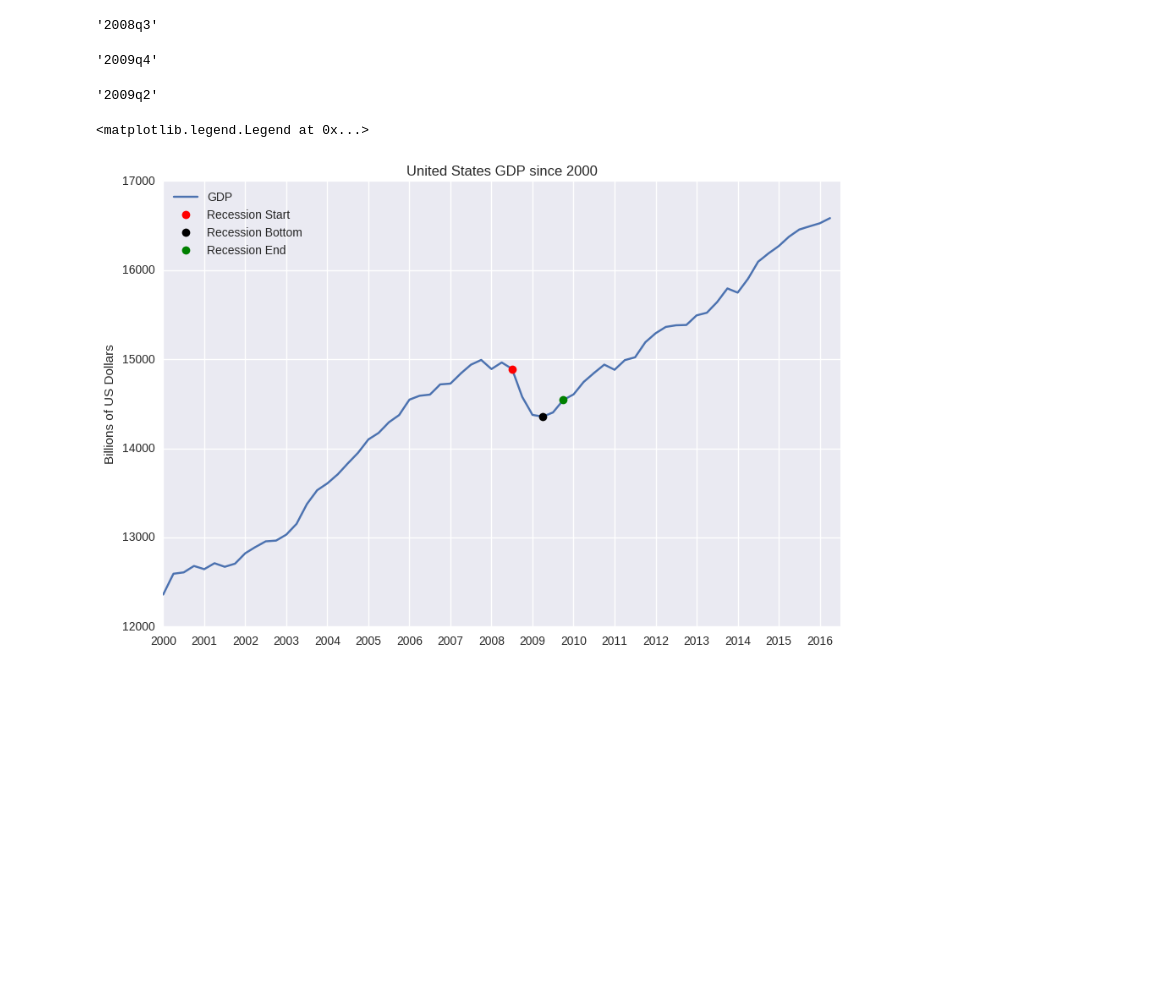
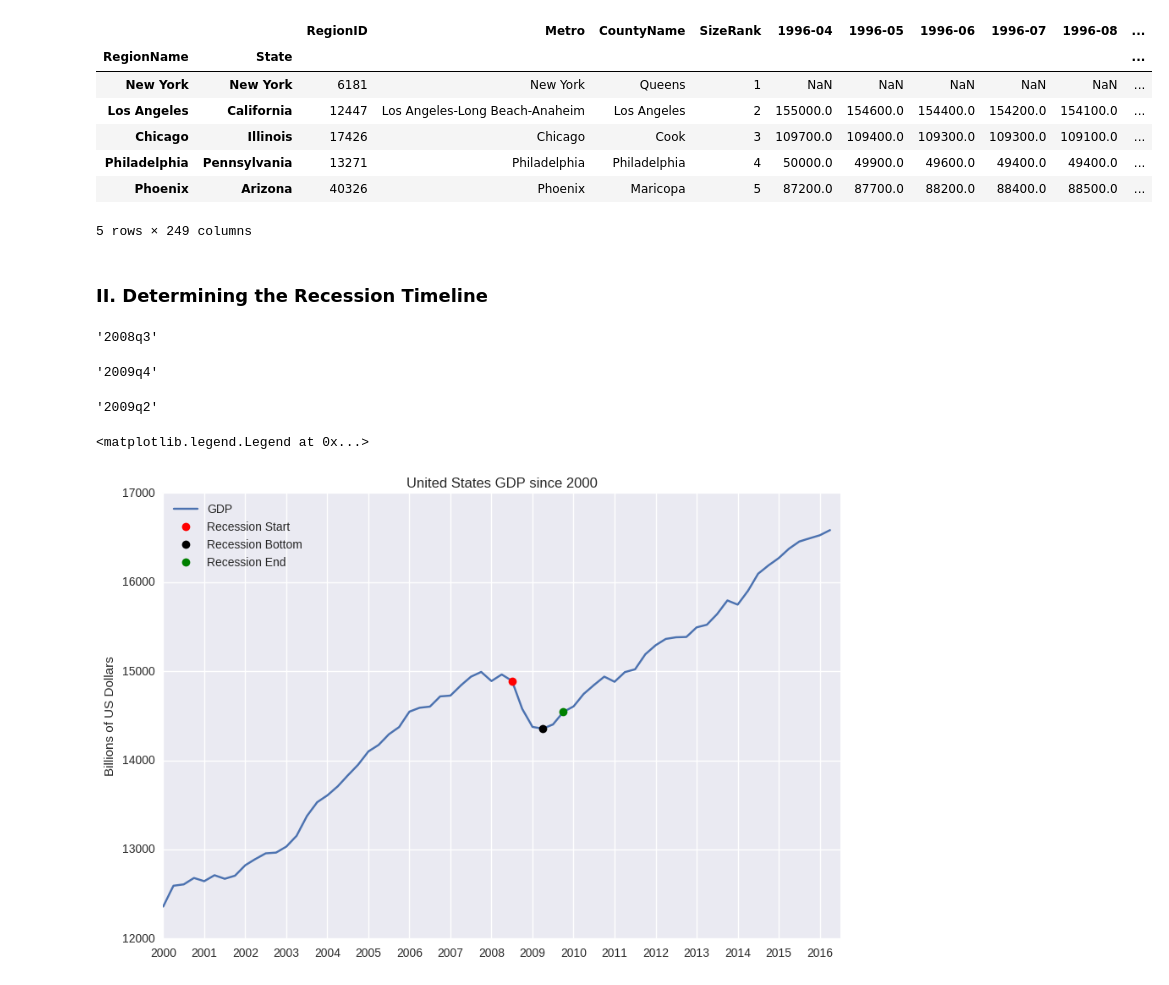
Before and after one commit to stephperk/data-analysis, a Jupyter notebook: recession_university_zillow.ipynb, the cells around one changed output. Cells and saved outputs as stored; diff of their text form; code cells hidden in the pictures; blank space fills up the shorter version.

Commit message:
updating recession analysis

```diff
--- a/recession_university_zillow.ipynb
+++ b/recession_university_zillow.ipynb
@@ -60,3 +80,16 @@ housing_df.set_index(['RegionName', 'State'], inplace=True)
+# %%
+housing_df.head() # Our Zillow median home prices by month
+# %% [output]
+|  |  | RegionID | Metro | CountyName | SizeRank | 1996-04 | 1996-05 | 1996-06 | 1996-07 | 1996-08 | ... |
+| RegionName | State |  |  |  |  |  |  |  |  |  | ... |
+| New York | New York | 6181 | New York | Queens | 1 | NaN | NaN | NaN | NaN | NaN | ... |
+| Los Angeles | California | 12447 | Los Angeles-Long Beach-Anaheim | Los Angeles | 2 | 155000.0 | 154600.0 | 154400.0 | 154200.0 | 154100.0 | ... |
+| Chicago | Illinois | 17426 | Chicago | Cook | 3 | 109700.0 | 109400.0 | 109300.0 | 109300.0 | 109100.0 | ... |
+| Philadelphia | Pennsylvania | 13271 | Philadelphia | Philadelphia | 4 | 50000.0 | 49900.0 | 49600.0 | 49400.0 | 49400.0 | ... |
+| Phoenix | Arizona | 40326 | Phoenix | Maricopa | 5 | 87200.0 | 87700.0 | 88200.0 | 88400.0 | 88500.0 | ... |
+5 rows × 249 columns
+# %% [markdown]
+### II. Determining the Recession Timeline
 # %%
 # based on our definition, let's find the start of the recession
 
```
Also changed, not shown: parts of 9 cells of this notebook.
